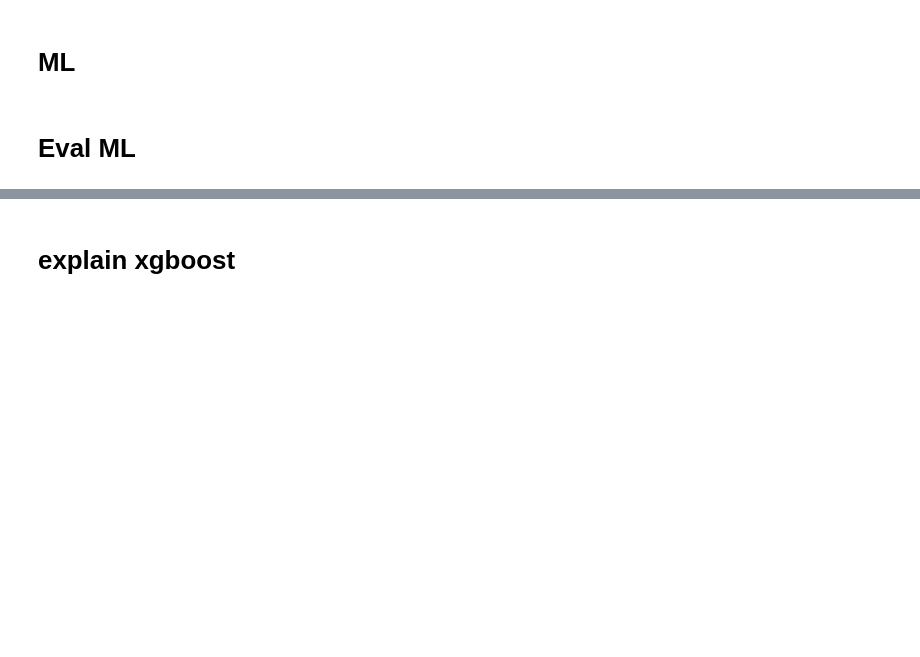
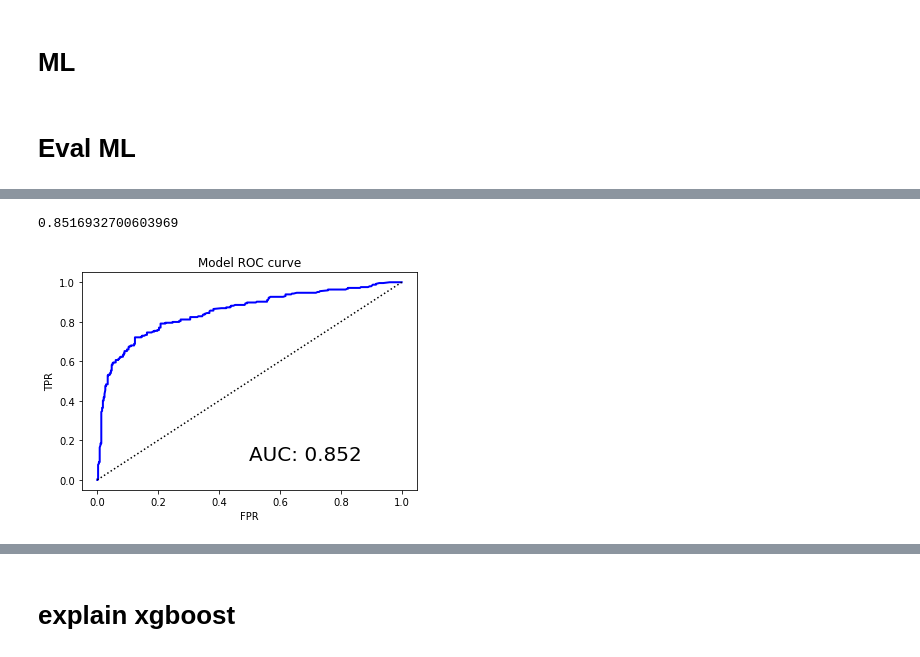
Before and after one commit to EmilMachine/ml_club, a Jupyter notebook: 05_intro_ml/notebooks/n_advanced_ml_notebook_data_cleaning.ipynb, the cells around one changed output, grey strips where cells are left out. Saved outputs shown, nothing was run; the diff lists cells and outputs as text; code cells hidden in the pictures; blank space fills up the shorter version.

```diff
--- a/05_intro_ml/notebooks/n_advanced_ml_notebook_data_cleaning.ipynb
+++ b/05_intro_ml/notebooks/n_advanced_ml_notebook_data_cleaning.ipynb
@@ -342,6 +342,7 @@ def get_column_names_from_ColumnTransformer(column_transformer):
 # %%
 
 # Auto categorize columns
+target = "Survived"
 cols_rm = ["PassengerId"]
 
 meta = ds_explore(df_src=train
@@ -434,0 +440,23 @@ model_xgboost 0.8077
+# %%
+# Roc + auc
+def roc_curve(model,y_true,y_pred,plot=True):
+
+    fpr, tpr, thresholds = sklearn.metrics.roc_curve(y_true, y_pred)
+    auc = sklearn.metrics.auc(fpr,tpr)
+    if plot:
+        plt.figure()
+        plt.plot(fpr,tpr,"b",lw=2)
+        plt.plot([0,1],[0,1],"k:")
+        plt.text(0.5,0.1,"AUC: %.3f" % auc,size=20)
+        plt.title("Model ROC curve")
+        plt.xlabel("FPR")
+        plt.ylabel("TPR")
+    return (auc)
+
+model = model_xgboost
+
+score = model.predict_proba(X_val_clean)[:,1]
+roc_curve(model,y_val,score)
+# %% [output]
+0.8516932700603969
+[figure, added]
```
Also changed, not shown: parts of 3 cells of this notebook.
